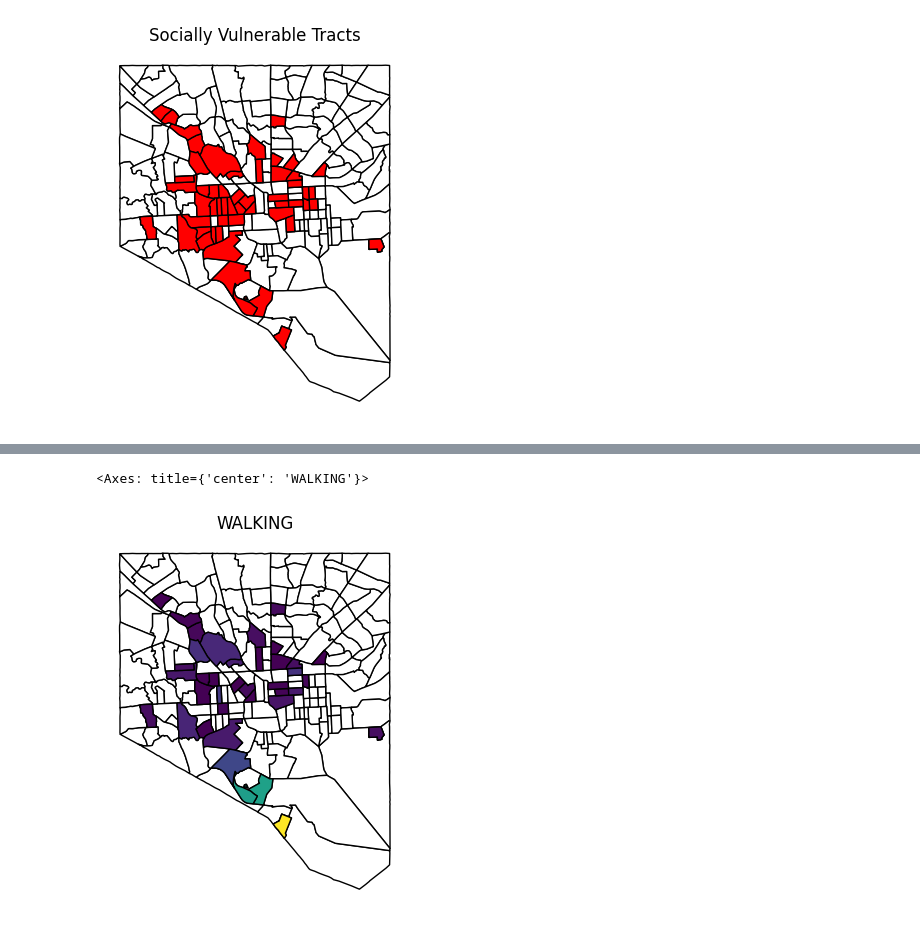
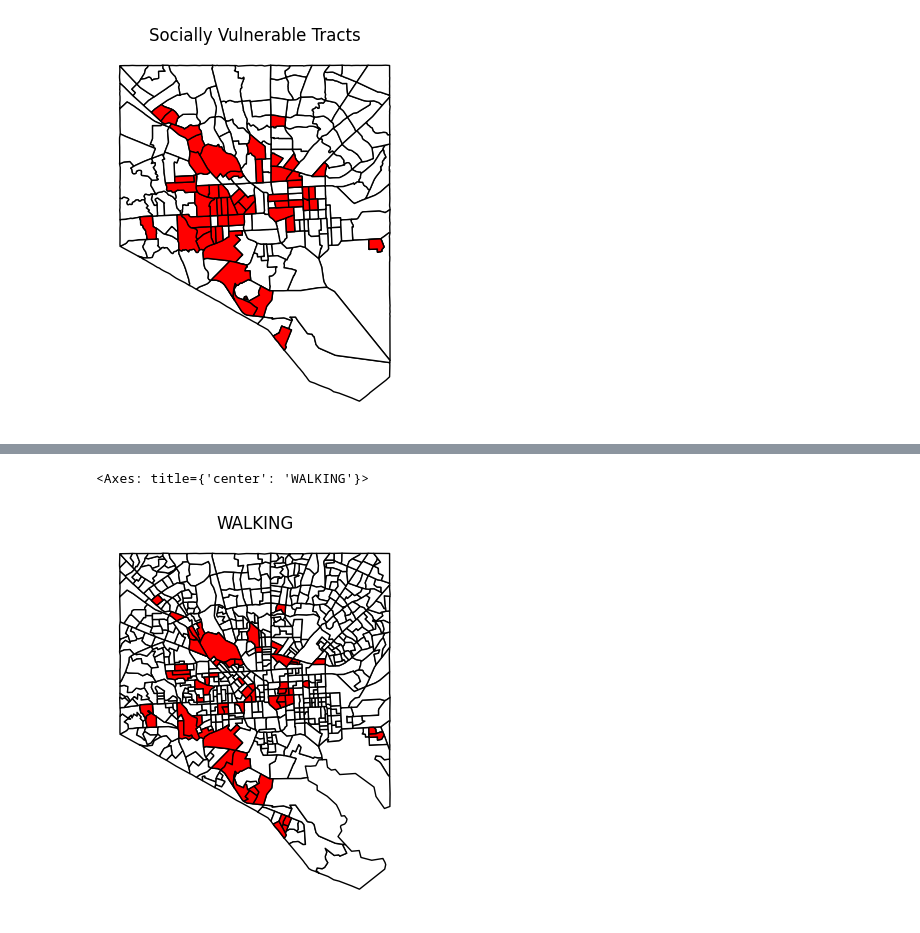
Before and after one commit to EllieBard/RedLine, a Jupyter notebook: Final.ipynb, the cells around one changed output, grey strips where cells are left out. Saved outputs shown, nothing was run; the diff lists cells and outputs as text; code cells hidden in the pictures.

```diff
--- a/Final.ipynb
+++ b/Final.ipynb
@@ -92,6 +92,9 @@ vehicle_household['No Vehicle'] = vehicle_household['    No vehicle availabl
 #calculate percentage of households without a vehicle
 vehicle_household['Percent No Vehicle'] = vehicle_household['No Vehicle']/vehicle_household['Total Households']*100
 
+#restrict number of columns to avoid repeating column names
+vehicle_household = vehicle_household[['Percent No Vehicle','No Vehicle','GEOID']]
+
 #merge with geodataframe
 vehicle_household_map = tract21.merge(vehicle_household, on='GEOID')
 
@@ -235,11 +238,11 @@ tc_walk = TravelTimeMatrixComputer(
 )
 ttm_walk = tc_walk.compute_travel_times()
 # %%
-#plot socially vulnerable areas where the closest grocery store is farther than 10 minutes away by foot
-food_desert_map(ttm_walk, 'WALKING', blockgroup_centroids, blockgroup21, social_vulnerability, tract21)
+#plot socially vulnerable tracts where the closest grocery store is farther than 10 minutes away by foot
+food_desert_map(ttm_walk, 'WALKING', blockgroup_centroids, blockgroup21, social_vulnerability)
 # %% [output]
 <Axes: title={'center': 'WALKING'}>
-[figure, old version]
+[figure, new version]
 # %%
 #create travel time matrix for biking (from each block group centroid to each grocery store)
 tc_bike = TravelTimeMatrixComputer(
```
Also changed, not shown: parts of 3 cells of this notebook, 1 other file.
